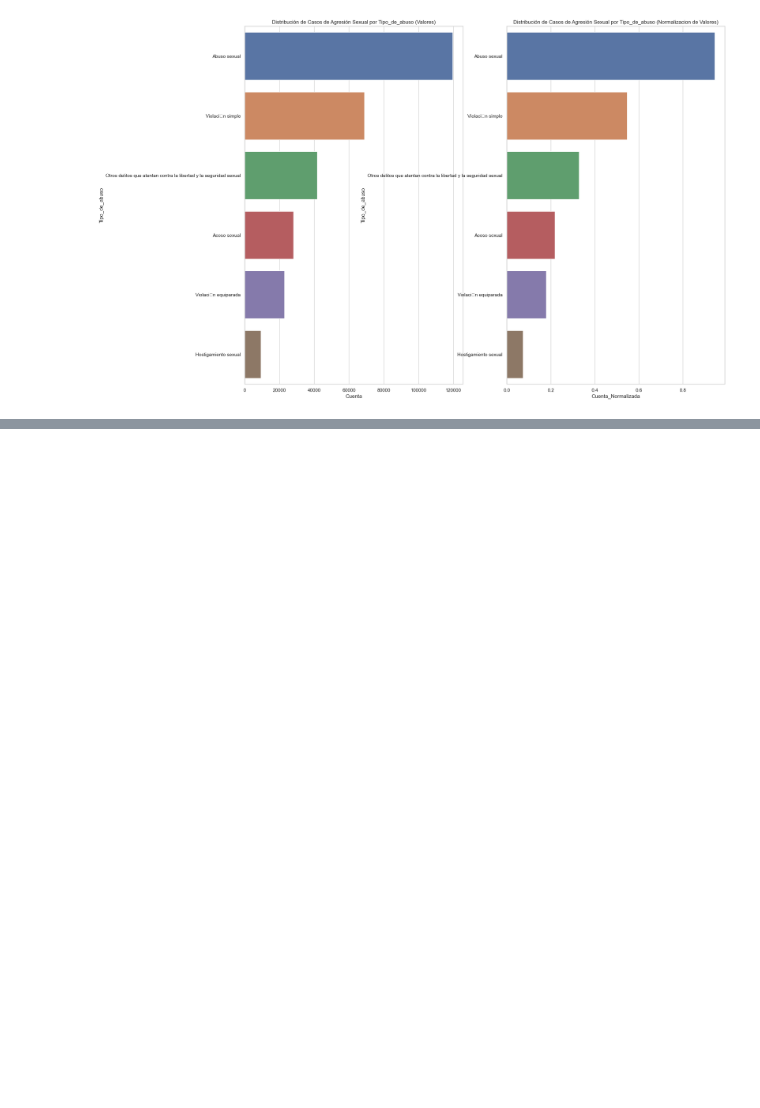
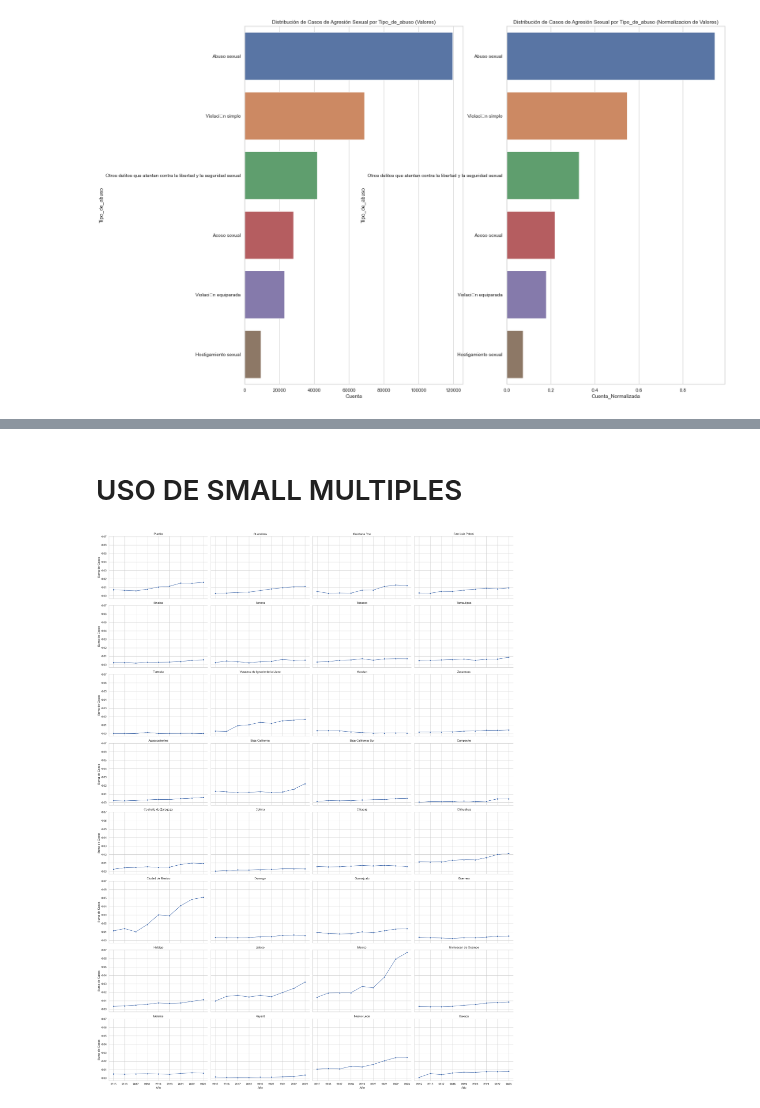
Before and after one commit to BlackEddit/EDA_Cleasings, a Jupyter notebook: EDA_Sex_Agre_New.ipynb, the cells around one changed output, grey strips where cells are left out. Cells and saved outputs as stored; diff of their text form; code cells hidden in the pictures; blank space fills up the shorter version.

Commit message:
Small Grids /Multiples

```diff
--- a/EDA_Sex_Agre_New.ipynb
+++ b/EDA_Sex_Agre_New.ipynb
@@ -285,0 +306,31 @@ Text(0.5, 1.0, 'Distribución de Casos de Agresión Sexual por Tipo_de_abuso (No
+# %% [markdown]
+# USO DE SMALL MULTIPLES
+# %%
+# Inicializar un FacetGrid para crear "small multiples"
+# Aquí, col="Estado" significa que queremos un subgráfico para cada estado único
+# col_wrap=4 significa que queremos 4 subgráficos por fila
+# height=4 y aspect=1.5 definen el tamaño y la forma de cada subgráfico
+g = sns.FacetGrid(df_sex_agresion, col="Estado", col_wrap=4, height=4, aspect=1.5)
+
+# Mapear un gráfico de líneas en cada FacetGrid
+# Utilizamos sns.lineplot para dibujar el gráfico de líneas en cada subgráfico
+# "A_o" es el eje x y "Valor" es el eje y
+# estimator = sum significa que estamos sumando todos los valores para cada año (en lugar de, por ejemplo, calcular un promedio)
+# errorbar = None significa que no queremos mostrar el intervalo de confianza alrededor de la línea de tendencia
+# marker ....?
+g.map(sns.lineplot, "A_o", "Cuenta_Normalizada", estimator=sum, errorbar=None, marker='o')
+
+# Añadir etiquetas a los ejes y títulos a los subgráficos
+# set_axis_labels nos permite etiquetar los ejes x e y
+# set_titles añade un título a cada subgráfico basado en el valor de la columna "Estado"
+g.set_axis_labels("Año", "Suma de Casos")
+g.set_titles("{col_name}")
+
+# Mostrar el gráfico ajustando el diseño para que todo encaje bien
+plt.tight_layout()
+plt.show()
+
+
+''' Revisar cambios o contra parte con la cuenta normal / no la normalizada'''
+# %% [output]
+[figure, added]
```
Also changed, not shown: parts of 3 cells of this notebook.
